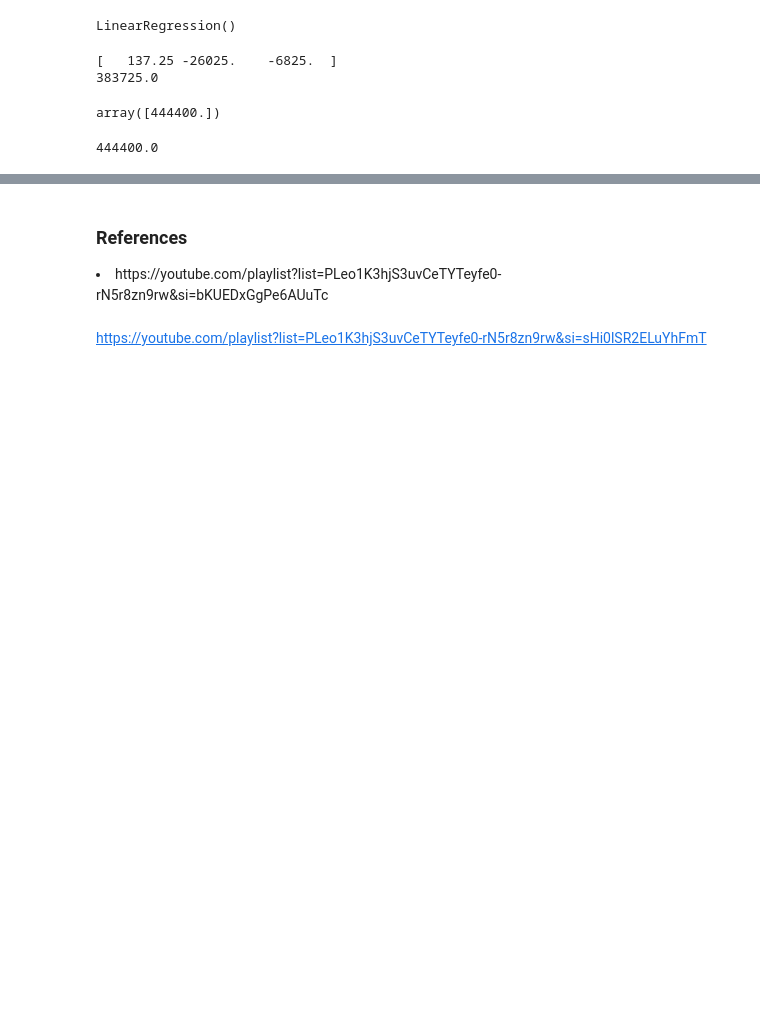
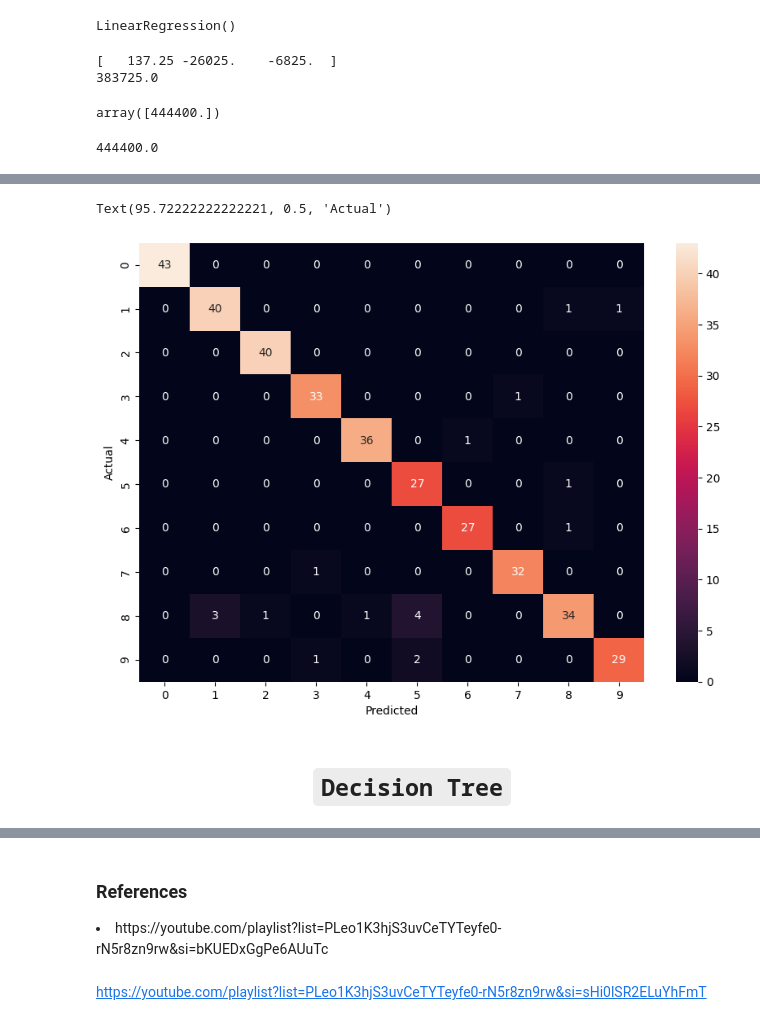
Before and after one commit to prajeeshr/MachineLearning, a Jupyter notebook: Machine Learning Basics/ML 101.ipynb, the cells around one changed output, grey strips where cells are left out. Saved outputs shown, nothing was run; the diff lists cells and outputs as text; code cells hidden in the pictures; blank space fills up the shorter version.

```diff
--- a/Machine Learning Basics/ML 101.ipynb
+++ b/Machine Learning Basics/ML 101.ipynb
@@ -140,0 +279,4 @@ array([444400.])
+# %%
+y_predicted = model.predict(xtest)
+cm = confusion_matrix(ytest, y_predicted)
+cm
@@ -140,0 +294,10 @@ array([444400.])
+# %%
+plt.figure(figsize = (10,7))
+sn.heatmap(cm, annot = True)
+plt.xlabel('Predicted')
+plt.ylabel('Actual')
+# %% [output]
+Text(95.72222222222221, 0.5, 'Actual')
+[figure, added]
+# %% [markdown]
+# <center> `Decision Tree`
```
Also changed, not shown: parts of 47 cells of this notebook.
